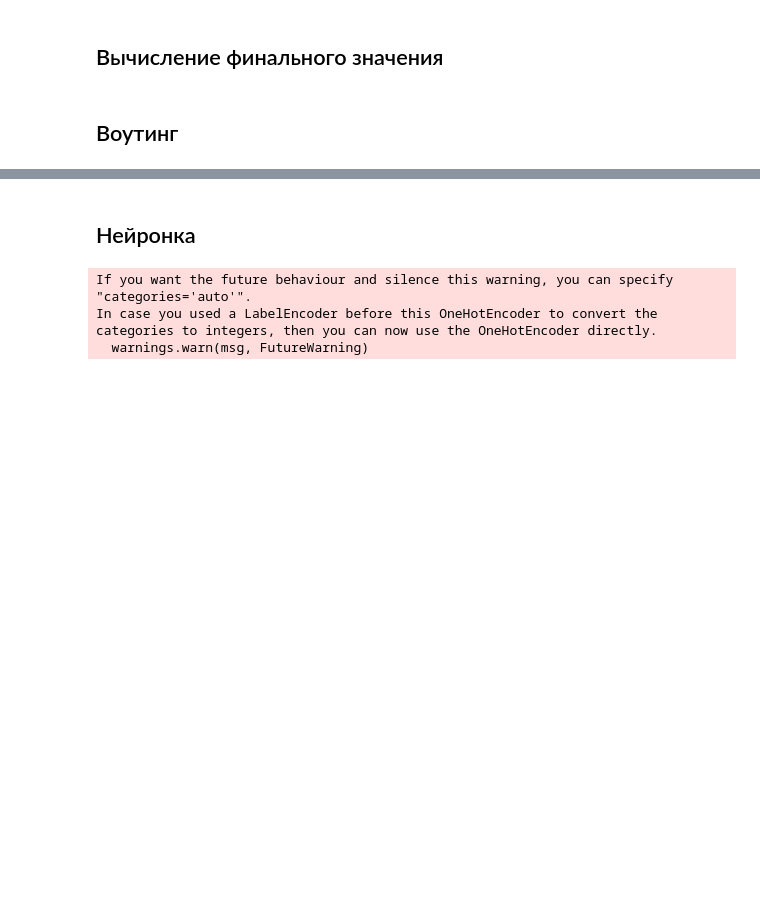
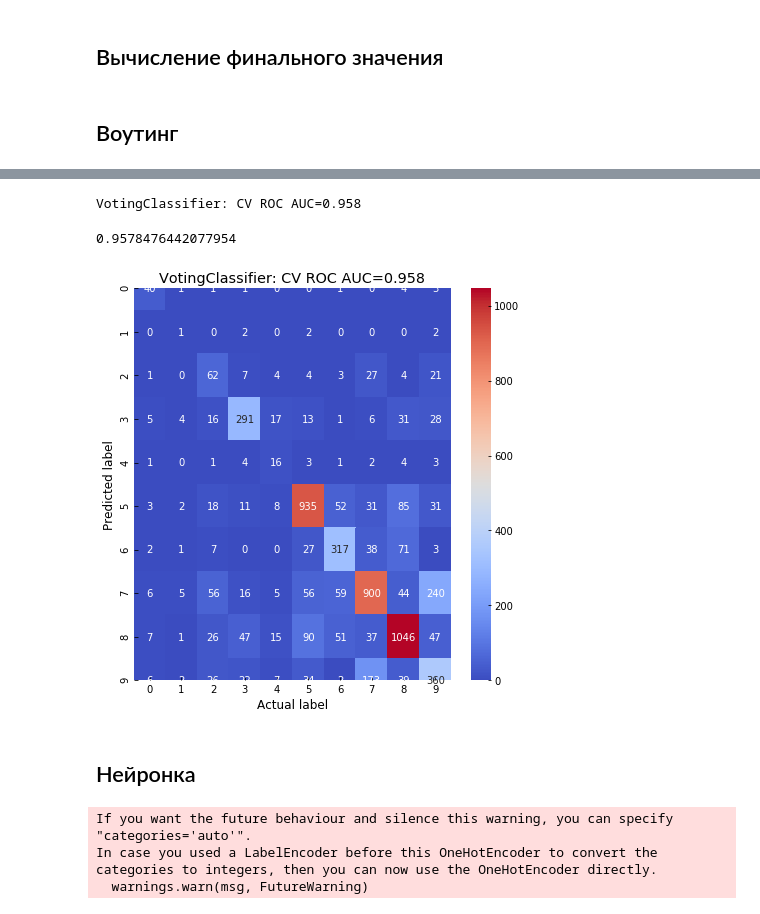
Before and after one commit to andygoosh/wildfire.sberbank.ai, a Jupyter notebook: workinprogress.ipynb, the cells around one changed output, grey strips where cells are left out. Saved outputs shown, nothing was run; the diff lists cells and outputs as text; code cells hidden in the pictures; blank space fills up the shorter version.

```diff
--- a/workinprogress.ipynb
+++ b/workinprogress.ipynb
@@ -641,14 +640,9 @@ GradientBoostingClassifier: CV ROC AUC=0.948
 # %% [markdown]
 ## Воутинг
 # %%
-import sklearn.ensemble
-from xgboost import XGBClassifier
-from lightgbm import LGBMClassifier
-from sklearn.ensemble import GradientBoostingClassifier
-
 X, y = prepare_data(one_hotted=False)
 
-estimators = 200
+estimators = 500
 
 xgb_params = {'base_score': 0.5,
  'booster': 'gbtree',
@@ -727,21 +721,12 @@ gbc = GradientBoostingClassifier(**gb_params)
 #eclf = skl.ensemble.VotingClassifier(estimators=[('gbc', gbc), ('xgb', xgb), ('lgbm', lgbm)],
 eclf = skl.ensemble.VotingClassifier(estimators=[('xgb', xgb), ('lgbm', lgbm)],
                                      voting='soft',
-                                     weights=[4, 5]
+                                     weights=[1, 1]
                                      )
-'''
-[('gbc', gbc), ('xgb', xgb), ('lgbm', lgbm)]
-[1, 1, 2] 0.953
 
-[('xgb', xgb), ('lgbm', lgbm)]
-[1, 1] 0.958
-'''
+X_train, X_cv, y_train, y_cv = train_test_split(X, y, test_size=0.25, random_state=RS)
 
-X_train, X_cv, y_train, y_cv = train_test_split(X, y, test_size=0.25)
-#eclf.fit(X_train, y_train)
-
-kfold = StratifiedKFold(n_splits=5, random_state=RS)
-results = cross_val_score(eclf, X, y, cv=kfold)
+eclf.fit(X_train, y_train)
 
 y_pred = eclf.predict_proba(X_cv)
 
@@ -764,3 +751,6 @@ NameError: ignored
+VotingClassifier: CV ROC AUC=0.958
+0.9578476442077954
+[figure, added]
 # %%
 feat_importances = pd.Series(linear.feature_importances_, index=X.columns)
 feat_importances.nlargest(20).plot(kind='barh')
```
Also changed, not shown: parts of 8 cells of this notebook.
